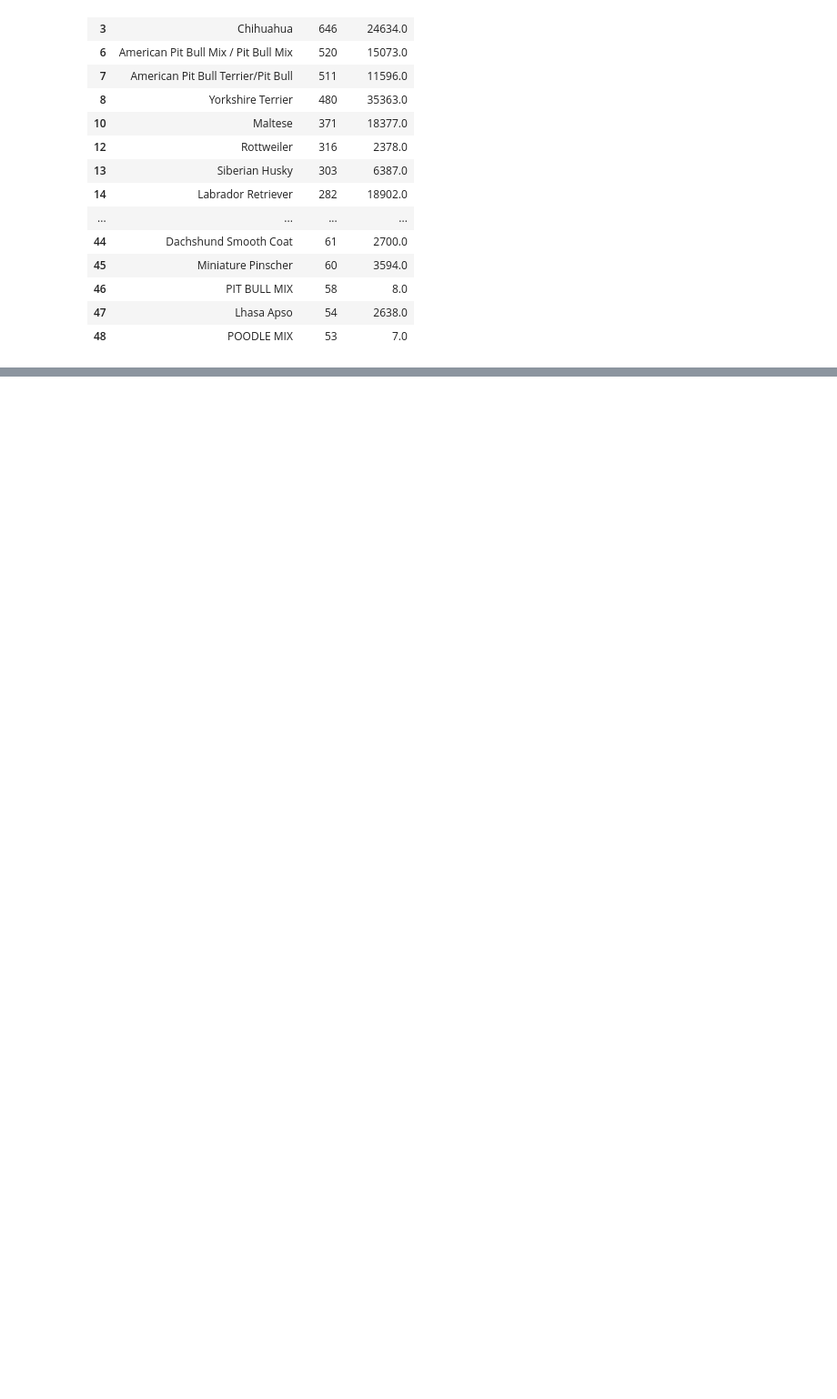
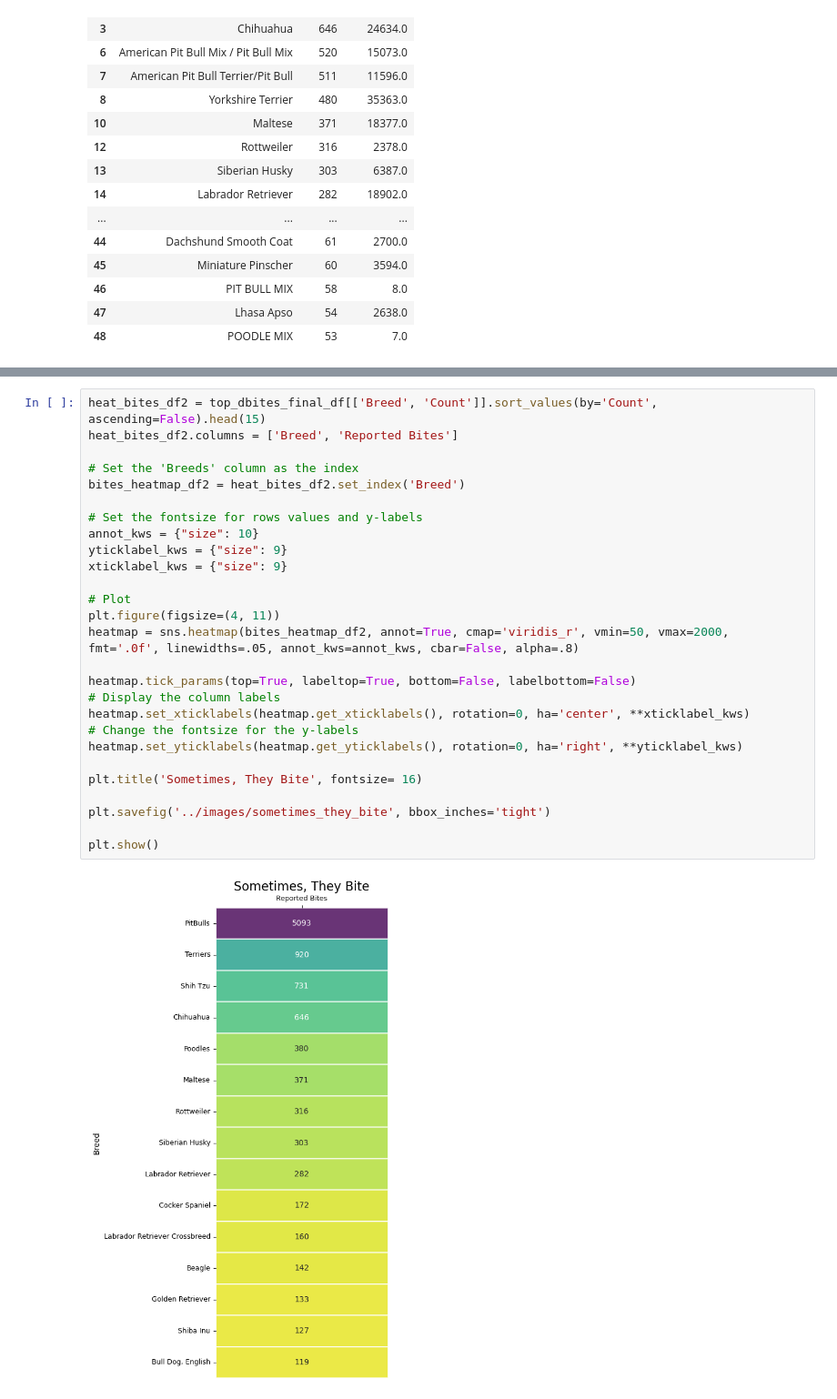
Before and after one commit to StarkArk/Tailored_Tails, a Jupyter notebook: Visualizations/data_and_code/visualization_notebook.ipynb, the cells around one changed output, grey strips where cells are left out. Shown at 91% size. Cells and saved outputs as stored; diff of their text form; blank space fills up the shorter version.

```diff
--- a/Visualizations/data_and_code/visualization_notebook.ipynb
+++ b/Visualizations/data_and_code/visualization_notebook.ipynb
@@ -225,0 +353,29 @@ dog_bites_merged_clipped_df.head(50)
+# %%
+heat_bites_df2 = top_dbites_final_df[['Breed', 'Count']].sort_values(by='Count', ascending=False).head(15)
+heat_bites_df2.columns = ['Breed', 'Reported Bites']
+
+# Set the 'Breeds' column as the index
+bites_heatmap_df2 = heat_bites_df2.set_index('Breed')
+
+# Set the fontsize for rows values and y-labels
+annot_kws = {"size": 10}
+yticklabel_kws = {"size": 9}
+xticklabel_kws = {"size": 9}
+
+# Plot
+plt.figure(figsize=(4, 11))
+heatmap = sns.heatmap(bites_heatmap_df2, annot=True, cmap='viridis_r', vmin=50, vmax=2000, fmt='.0f', linewidths=.05, annot_kws=annot_kws, cbar=False, alpha=.8)
+
+heatmap.tick_params(top=True, labeltop=True, bottom=False, labelbottom=False)
+# Display the column labels
+heatmap.set_xticklabels(heatmap.get_xticklabels(), rotation=0, ha='center', **xticklabel_kws)
+# Change the fontsize for the y-labels
+heatmap.set_yticklabels(heatmap.get_yticklabels(), rotation=0, ha='right', **yticklabel_kws)
+
+plt.title('Sometimes, They Bite', fontsize= 16)
+
+plt.savefig('../images/sometimes_they_bite', bbox_inches='tight')
+
+plt.show()
+# %% [output]
+[figure, added]
```
Also changed, not shown: parts of 7 cells of this notebook, 12 other files.
